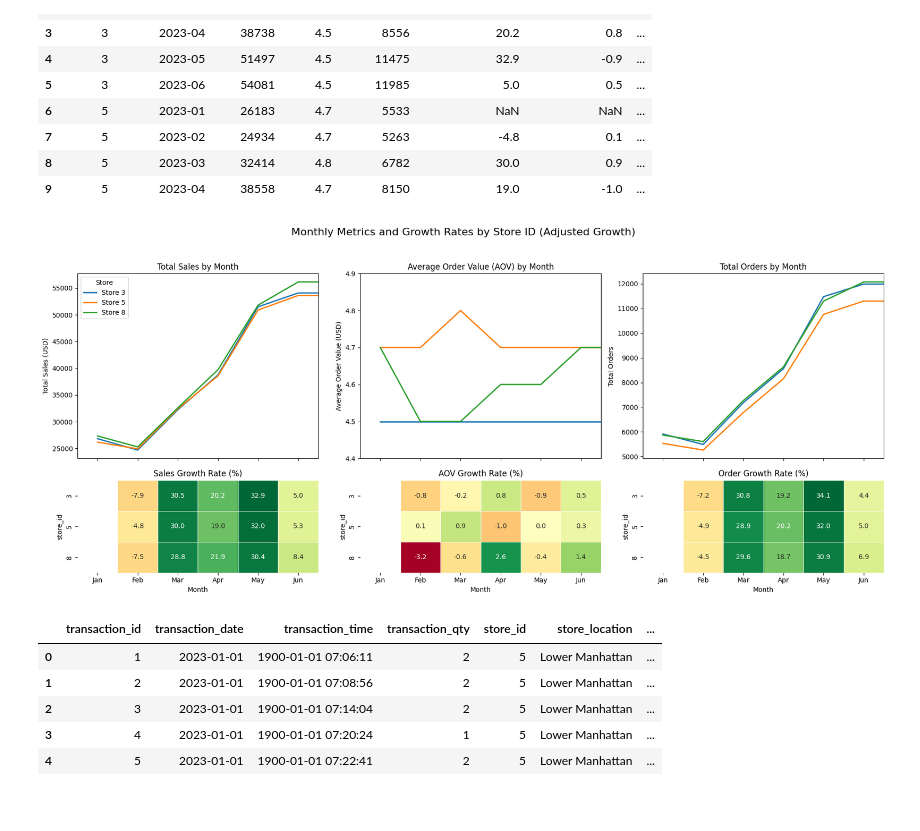
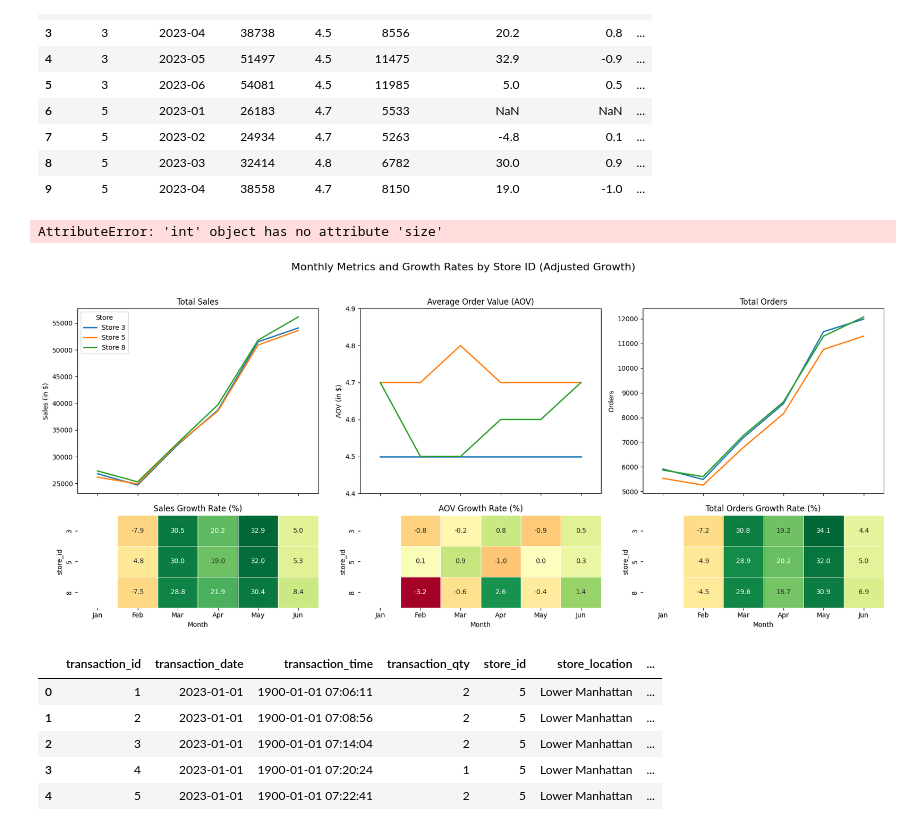
Before and after one commit to pablohema/EspressoYourself-Biannual_Analysis, a Jupyter notebook: EDA_Files/EspressoYourself_analysis.ipynb, the cells around one changed output. Cells and saved outputs as stored; diff of their text form; code cells hidden in the pictures.

```diff
--- a/EDA_Files/EspressoYourself_analysis.ipynb
+++ b/EDA_Files/EspressoYourself_analysis.ipynb
@@ -167,6 +167,16 @@ monthly_summary.head(10)
 | 8 | 5 | 2023-03 | 32414 | 4.8 | 6782 | 30.0 | 0.9 | ... |
 | 9 | 5 | 2023-04 | 38558 | 4.7 | 8150 | 19.0 | -1.0 | ... |
 # %%
+# Define the metrics, titles, and y_labels
+metrics = ['total_sales', 'avg_aov', 'total_orders']
+titles = ['Total Sales', 'Average Order Value (AOV)', 'Total Orders']
+y_labels = ['Sales (in $)', 'AOV (in $)', 'Orders']
+
+# Define growth metrics and titles
+growth_metrics = ['sales_growth_rate', 'aov_growth_rate', 'total_orders_rate']
+growth_titles = ['Sales Growth Rate (%)', 'AOV Growth Rate (%)', 'Total Orders Growth Rate (%)']
+
+
 # Set up the figure with a 2x3 grid: 3 line charts and 3 heatmaps
 fig, axes = plt.subplots(2, 3, figsize=(18, 8), sharex='col', gridspec_kw={'height_ratios': [2, 1]})
 
@@ -186,36 +196,36 @@ for i, (metric, title, y_label) in enumerate(zip(metrics, titles, y_labels)):
     axes[0, i].set_title(title)
     axes[0, i].set_ylabel(y_label)
     axes[0, i].set_xticks(range(1, 7))
     axes[0, i].set_xticklabels(['Jan', 'Feb', 'Mar', 'Apr', 'May', 'Jun'])
     axes[0, i].set_xlim(0.5, 6.5)  # Adjust x-axis limits to provide padding
 
     # Set y-axis limits for the AOV plot to ensure full range is shown
     if metric == 'avg_aov':
         axes[0, i].set_ylim(monthly_summary[metric].min() - 0.1, monthly_summary[metric].max() + 0.1)  # Adjust as needed
 
     if i == 0:
         axes[0, i].legend(title='Store', loc='upper left')
 
 
 
 # Prepare and plot heatmaps for growth rates
 for i, (growth_metric, growth_title) in enumerate(zip(growth_metrics, growth_titles)):
     # Ensure the months are sorted correctly
     growth_data = monthly_summary.pivot_table(index='store_id', columns='month', values=growth_metric)
     growth_data = growth_data.reindex(columns=range(1, 7))  # Ensure columns are in the correct month order
     sns.heatmap(growth_data, cmap='RdYlGn', ax=axes[1, i], cbar=False, annot=True, fmt=".1f", center=0, linewidths=0.5)
     axes[1, i].set_title(growth_title)
     axes[1, i].set_xticks(np.arange(0.5, 6))
     axes[1, i].set_xticklabels(['Jan', 'Feb', 'Mar', 'Apr', 'May', 'Jun'])
     axes[1, i].set_xlabel('Month')
 
-
 # Final layout adjustments
 plt.suptitle('Monthly Metrics and Growth Rates by Store ID (Adjusted Growth)', fontsize=16)
 plt.tight_layout(rect=[0, 0, 1, 0.95])
-plt.show()
+plt.savefig('C:/Users/Pablo/Documents/Github/EspressoYourself_biannual_analysis/EspressoYourself-Biannual_Analysis/Visualizations_Files/monthly_growth_rates_plot_heatmap', dpi=300, bbox_inches = 1)
 # %% [output]
+AttributeError: 'int' object has no attribute 'size'
-[figure, old version]
+[figure, new version]
 # %%
 df.head()
 # %% [output]
```
Also changed, not shown: parts of 5 cells of this notebook.
